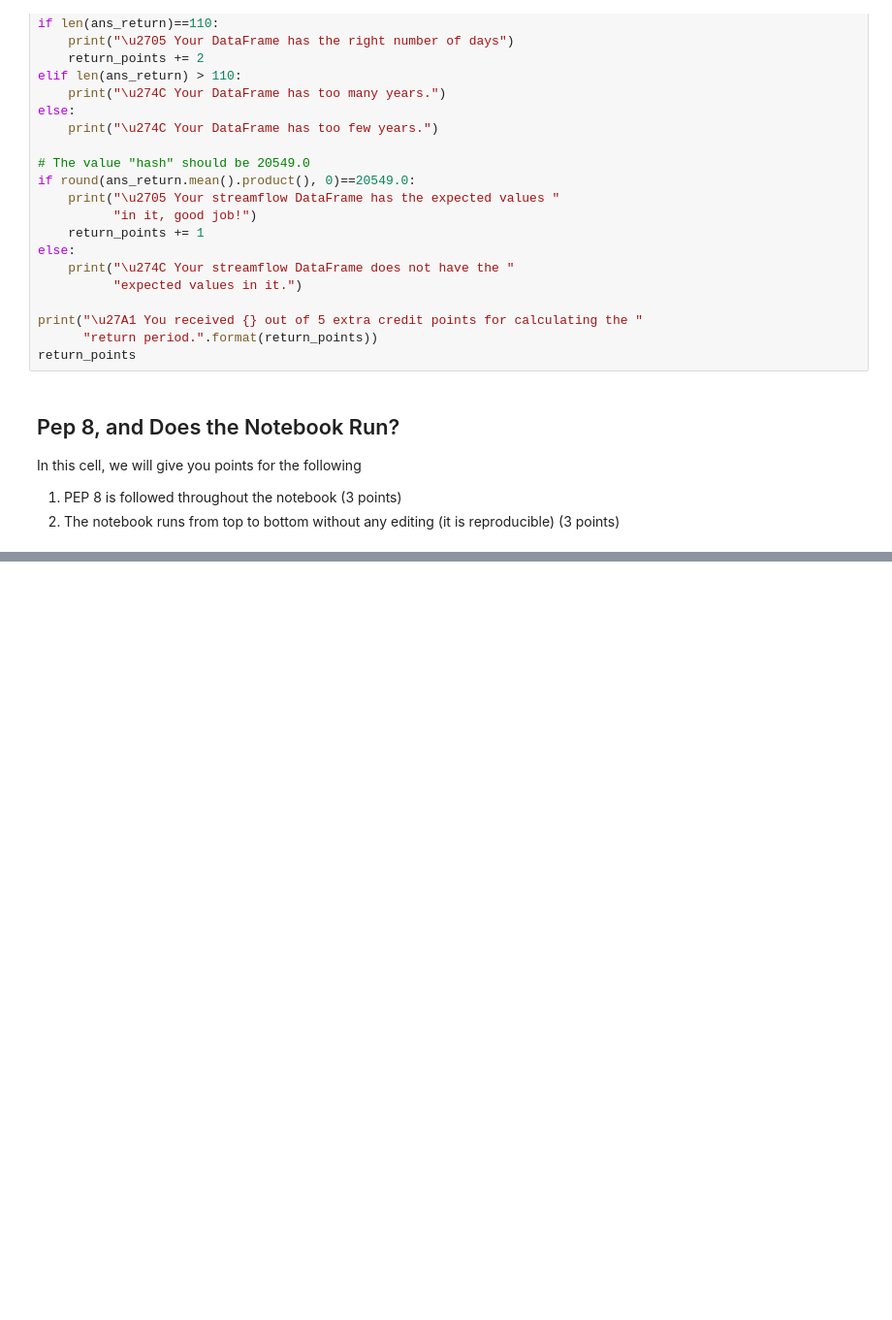
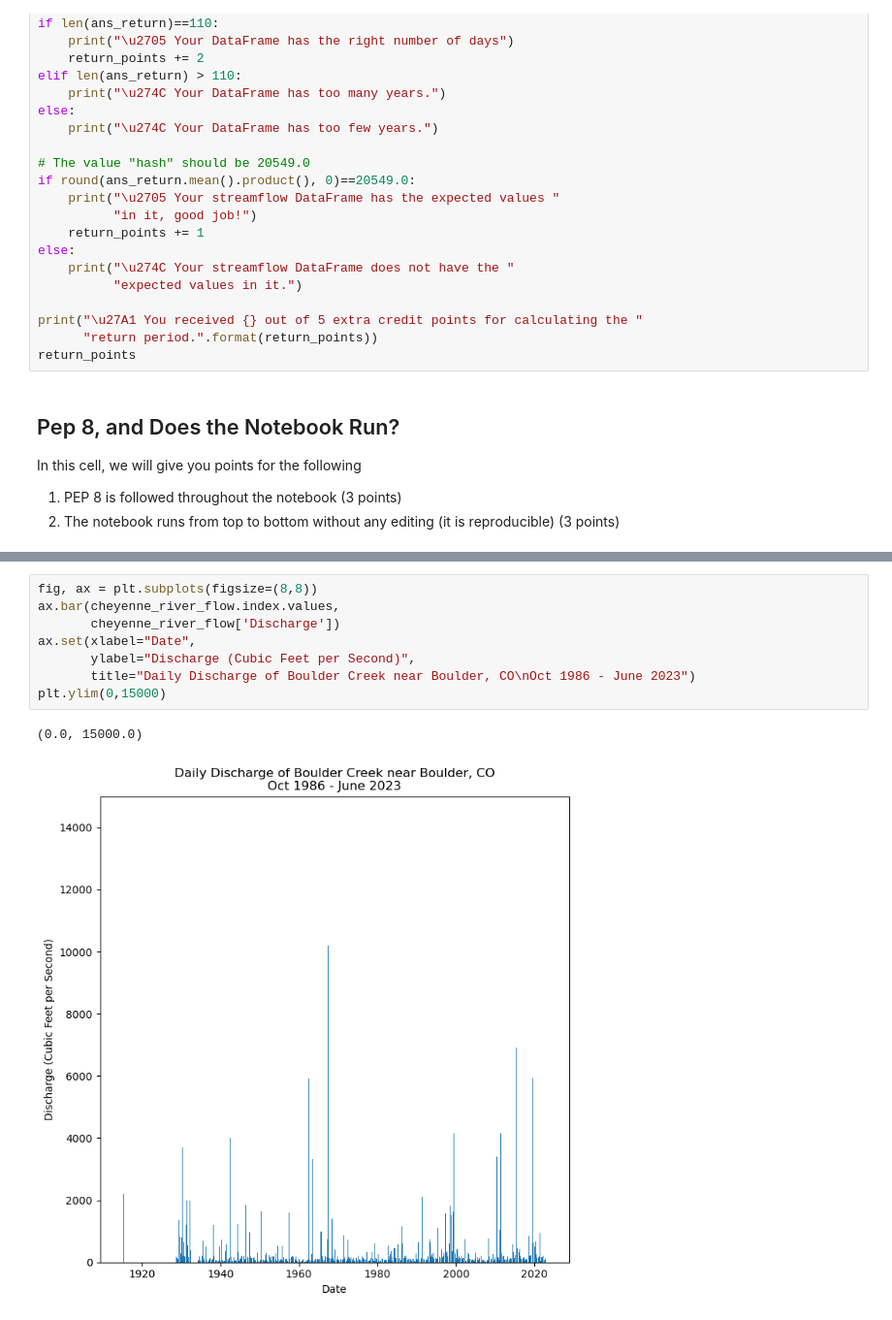
Before and after one commit to ScottNSheldon/time-series-data-ScottNSheldon, a Jupyter notebook: stars-02-time-series.ipynb, the cells around one changed output, grey strips where cells are left out. Shown at 97% size. Saved outputs shown, nothing was run; the diff lists cells and outputs as text; blank space fills up the shorter version.

```diff
--- a/stars-02-time-series.ipynb
+++ b/stars-02-time-series.ipynb
@@ -752,0 +875,11 @@ In this cell, we will give you points for the following
+# %%
+fig, ax = plt.subplots(figsize=(8,8))
+ax.bar(cheyenne_river_flow.index.values,
+       cheyenne_river_flow['Discharge'])
+ax.set(xlabel="Date",
+       ylabel="Discharge (Cubic Feet per Second)",
+       title="Daily Discharge of Boulder Creek near Boulder, CO\nOct 1986 - June 2023")
+plt.ylim(0,15000)
+# %% [output]
+(0.0, 15000.0)
+[figure, added]
```
Also changed, not shown: parts of 13 cells of this notebook.
